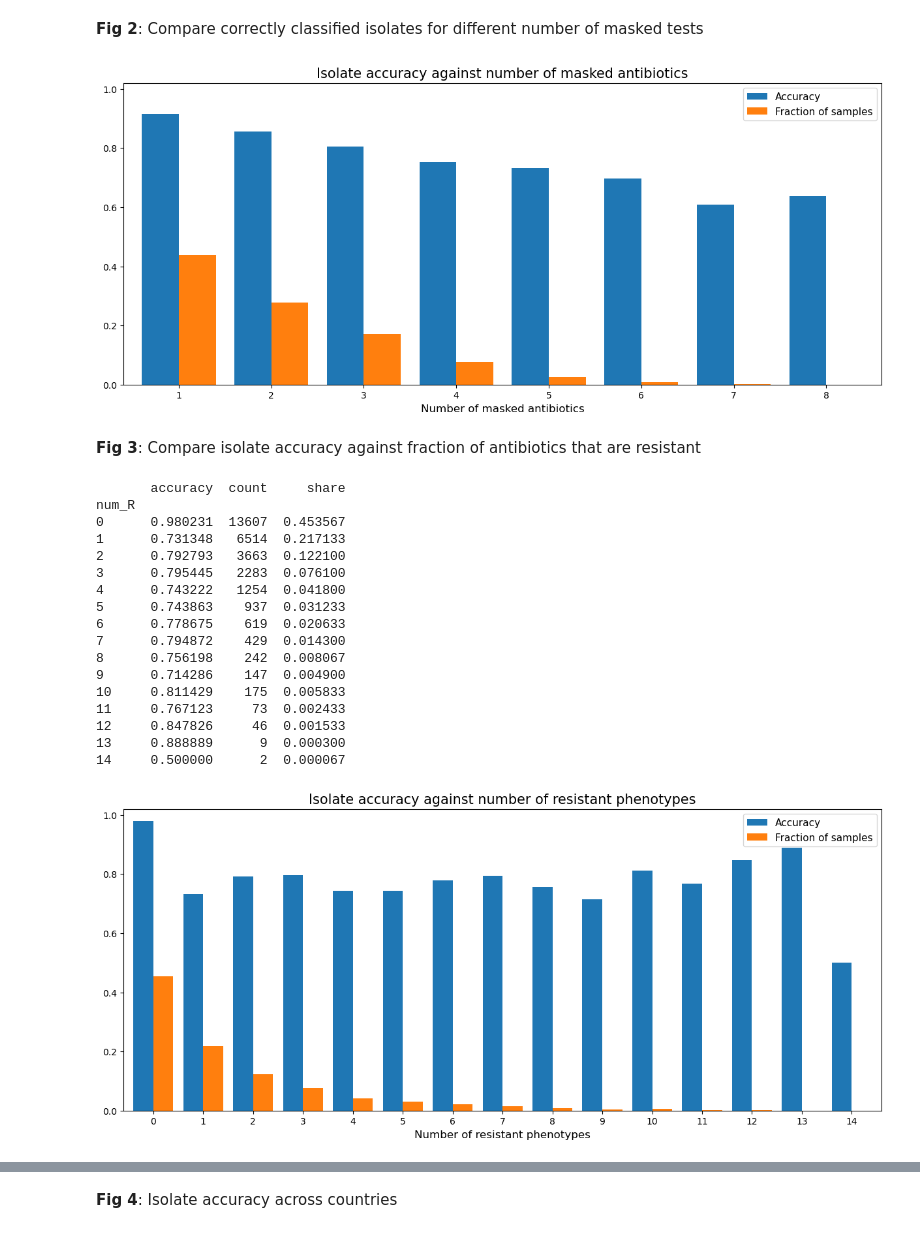
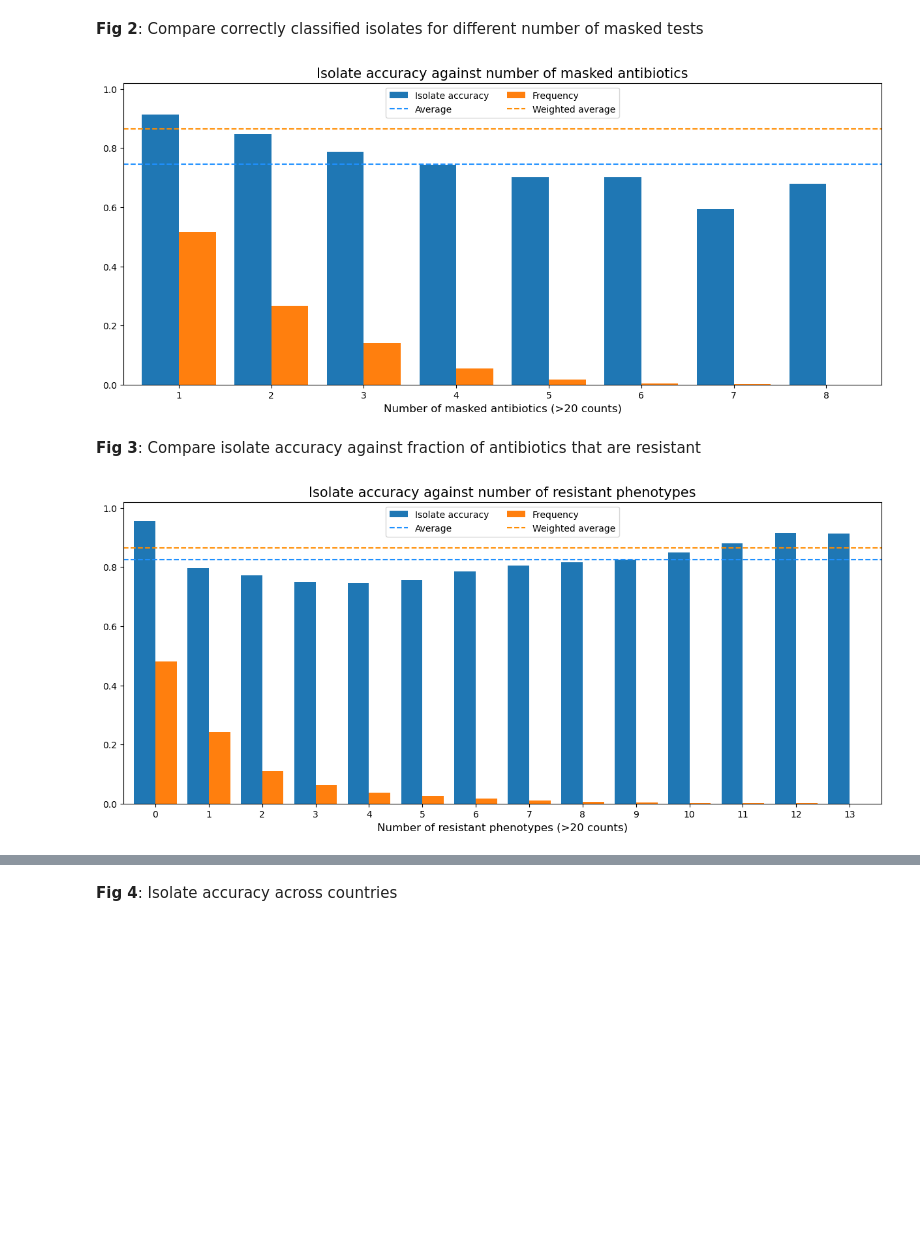
Before and after one commit to jespeols/ARFusion, a Jupyter notebook: code/results_analysis.ipynb, the cells around one changed output, grey strips where cells are left out. Saved outputs shown, nothing was run; the diff lists cells and outputs as text; code cells hidden in the pictures; blank space fills up the shorter version.

```diff
--- a/code/results_analysis.ipynb
+++ b/code/results_analysis.ipynb
@@ -20,7 +20,7 @@ Working directory: /home/jespeols/coding/GitHub_local/ARFusion
 # %% [markdown]
 ## Unimodal Phenotype Model
 # %%
-run_name = ''
+run_name = 'analysis_run'
 results_dir = os.path.join(BASE_DIR, 'results', 'pheno', run_name)
 ab_stats = pd.read_csv(os.path.join(results_dir, 'ab_stats.csv'))
 iso_stats = pd.read_csv(os.path.join(results_dir, 'iso_stats.csv'))
@@ -216,7 +207,7 @@ plt.show()
 # %%
 df_tmp = df_stats.groupby('num_masked').agg({'correct_all': ['mean', 'count']})
 df_tmp.columns = ['accuracy', 'count']
-df_tmp = df_tmp[df_tmp['accuracy'] > 0]
+df_tmp = df_tmp[df_tmp['count'] > 20]
 df_tmp['share'] = df_tmp['count'] / df_tmp['count'].sum()
 fig, ax = plt.subplots(figsize=(15, 6))
 df_tmp['accuracy'].plot.bar(
@@ -225,54 +216,60 @@ df_tmp['accuracy'].plot.bar(
 df_tmp['share'].plot.bar(
     rot=0, width=0.4, align='edge', color=['tab:orange'], ax=ax
 )
+avg_acc = df_tmp['accuracy'].mean()
+ax.axhline(avg_acc, color='dodgerblue', linestyle='--', label='temp')
+weighted_avg_acc = (df_tmp['accuracy'] * df_tmp['share']).sum()
+ax.axhline(weighted_avg_acc, color='darkorange', linestyle='--', label='temp2')
 ax.set_title('Isolate accuracy against number of masked antibiotics', fontsize=15)
-ax.set_xlabel('Number of masked antibiotics', fontsize=12)
+ax.set_xlabel('Number of masked antibiotics (>20 counts)', fontsize=12)
 ax.set_ylim(0, 1.02)
 ax.set_xlim(-0.6, df_tmp.shape[0] - 0.4)
-ax.legend(labels=['Accuracy', 'Fraction of samples'], loc='upper right', fontsize=11)
+handles, tmp_labels = ax.get_legend_handles_labels()
+tmp0 = handles[0]
+tmp1 = handles[1]
+handles[0] = handles[2]
+handles[2] = handles[3]
+handles[1] = tmp0
+handles[3] = tmp1
+labels=['Isolate accuracy', 'Average', 'Frequency', 'Weighted average']
+ax.legend(handles, labels, loc='upper center', fontsize=10, ncol=2)
 plt.show()
 # %% [output]
-[figure, old version]
+[figure, new version]
 # %% [markdown]
 **Fig 3**: Compare isolate accuracy against fraction of antibiotics that are resistant
 # %%
 df_tmp = df_stats.groupby('num_R').agg({'correct_all': ['mean', 'count']})
 df_tmp.columns = ['accuracy', 'count']
-df_tmp = df_tmp[df_tmp['accuracy'] > 0]
+df_tmp = df_tmp[df_tmp['count'] > 20]
 df_tmp['share'] = df_tmp['count'] / df_tmp['count'].sum()
-print(df_tmp)
 fig, ax = plt.subplots(figsize=(15, 6))
 df_tmp['accuracy'].plot.bar(
     rot=0, width=-0.4, align='edge', color=['tab:blue'], ax=ax
 )
 df_tmp['share'].plot.bar(
     rot=0, width=0.4, align='edge', color=['tab:orange'], ax=ax
 )
+avg_acc = df_tmp['accuracy'].mean()
+ax.axhline(avg_acc, color='dodgerblue', linestyle='--', label='temp')
+weighted_avg_acc = (df_tmp['accuracy'] * df_tmp['share']).sum()
+ax.axhline(weighted_avg_acc, color='darkorange', linestyle='--', label='temp2')
 ax.set_title('Isolate accuracy against number of resistant phenotypes', fontsize=15)
-ax.set_xlabel('Number of resistant phenotypes', fontsize=12)
+ax.set_xlabel('Number of resistant phenotypes (>20 counts)', fontsize=12)
 ax.set_ylim(0, 1.02)
 ax.set_xlim(-0.6, df_tmp.shape[0] - 0.4)
-ax.legend(labels=['Accuracy', 'Fraction of samples'], loc='upper right', fontsize=11)
+handles, tmp_labels = ax.get_legend_handles_labels()
+tmp0 = handles[0]
+tmp1 = handles[1]
+handles[0] = handles[2]
+handles[2] = handles[3]
+handles[1] = tmp0
+handles[3] = tmp1
+labels=['Isolate accuracy', 'Average', 'Frequency', 'Weighted average']
+ax.legend(handles, labels, loc='upper center', fontsize=10, ncol=2)
 plt.show()
 # %% [output]
-       accuracy  count     share
-num_R
-0      0.980231  13607  0.453567
-1      0.731348   6514  0.217133
-2      0.792793   3663  0.122100
-3      0.795445   2283  0.076100
-4      0.743222   1254  0.041800
-5      0.743863    937  0.031233
-6      0.778675    619  0.020633
-7      0.794872    429  0.014300
-8      0.756198    242  0.008067
-9      0.714286    147  0.004900
-10     0.811429    175  0.005833
-11     0.767123     73  0.002433
-12     0.847826     46  0.001533
-13     0.888889      9  0.000300
-14     0.500000      2  0.000067
-[figure, old version]
+[figure, new version]
 # %%
 df_tmp = df_stats.copy()
 df_tmp['frac_R'] = df_tmp['num_R'] / df_tmp['num_ab']
```
Also changed, not shown: parts of 30 cells of this notebook, 3 other files.
